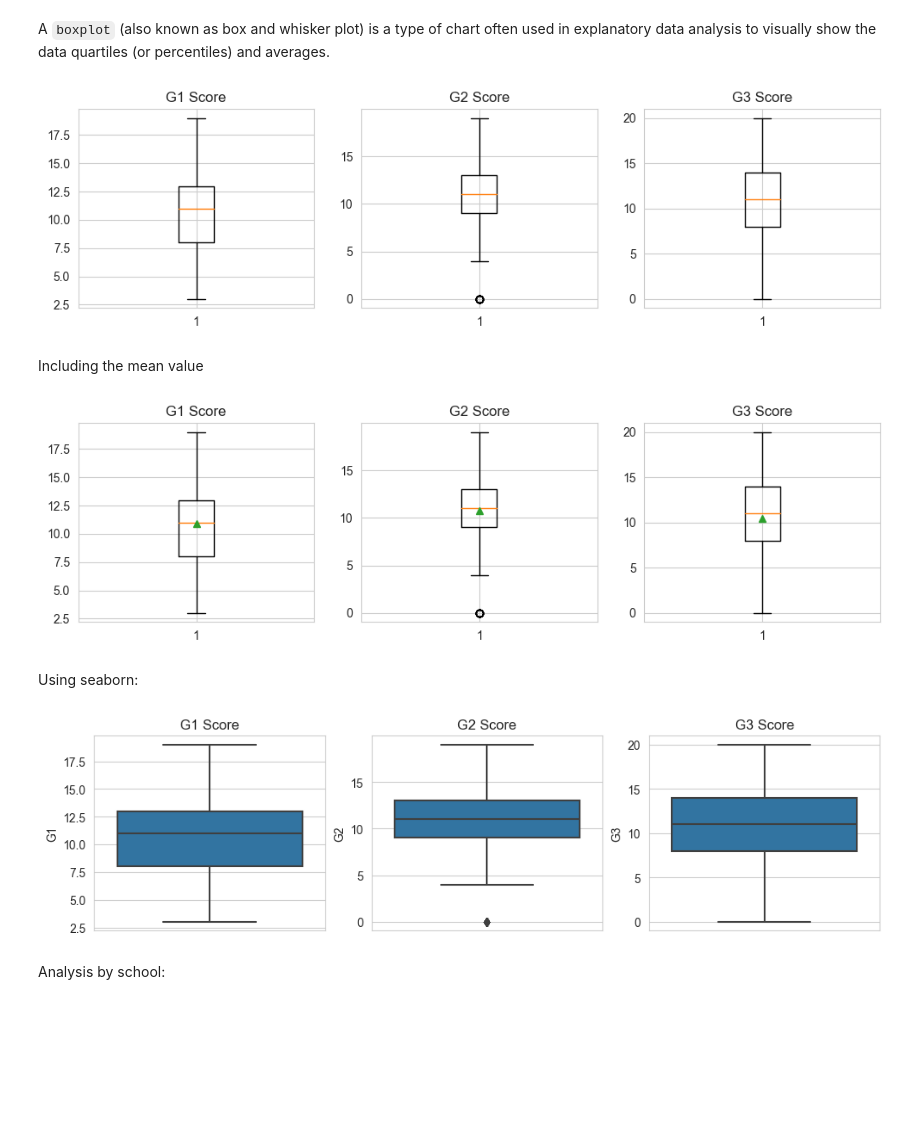
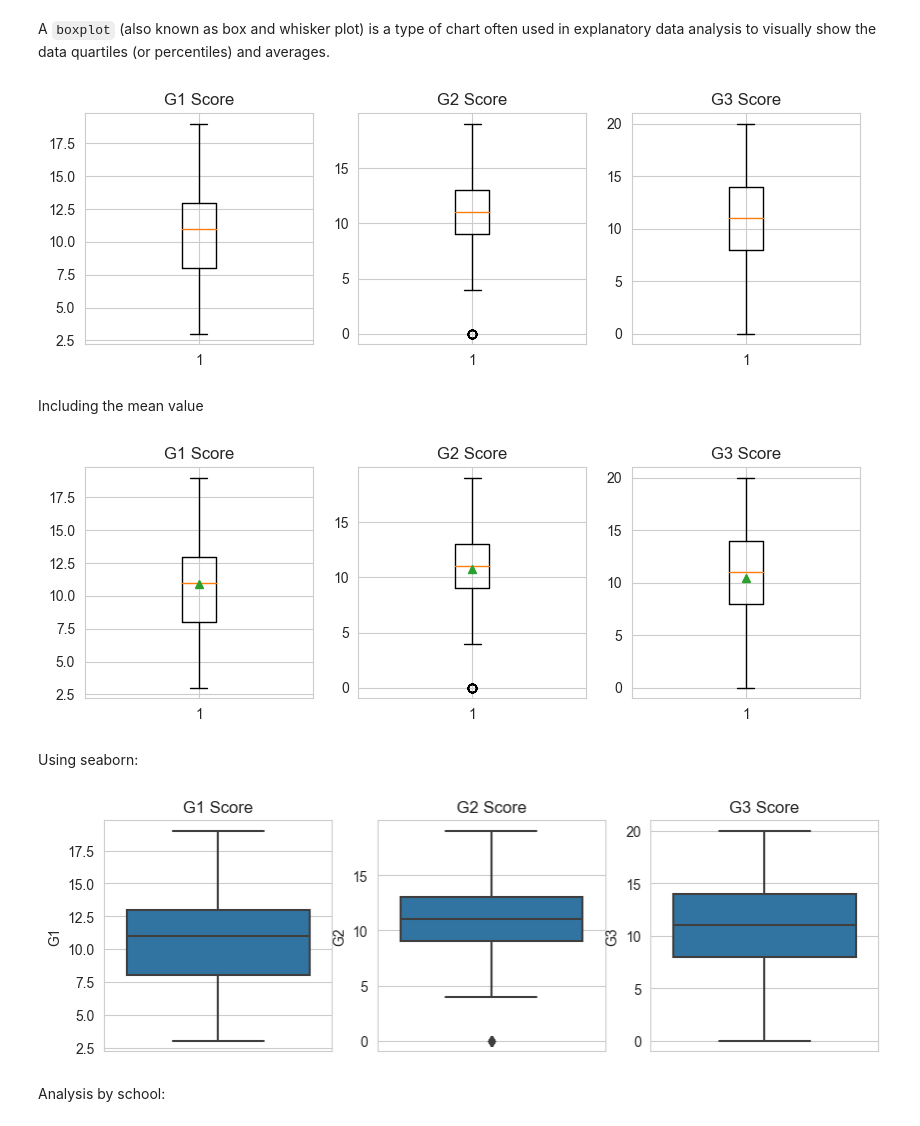
Before and after one commit to Goliath-Research/Computational-Statistics, a Jupyter notebook: 03-Descriptive Statistics/02-Central_Tendency.ipynb, the cells around one changed output. Cells and saved outputs as stored; diff of their text form; code cells hidden in the pictures; blank space fills up the shorter version.

```diff
--- a/03-Descriptive Statistics/02-Central_Tendency.ipynb
+++ b/03-Descriptive Statistics/02-Central_Tendency.ipynb
@@ -306,25 +300,25 @@ G1 Score
 # %% [markdown]
 A `boxplot` (also known as box and whisker plot) is a type of chart often used in explanatory data analysis to visually show the data quartiles (or percentiles) and averages.
 # %%
-plt.figure(figsize=(12,3))
+plt.figure(figsize=(10,3))
 
 plt.subplot(131)
 plt.boxplot(data.G1)
 plt.title('G1 Score')
 
 plt.subplot(132)
 plt.boxplot(data.G2)
 plt.title('G2 Score')
 
 plt.subplot(133)
 plt.boxplot(data.G3)
 plt.title('G3 Score');
 # %% [output]
-[figure, old version]
+[figure, new version]
 # %% [markdown]
 Including the mean value
 # %%
-plt.figure(figsize=(12,3))
+plt.figure(figsize=(10,3))
 
 plt.subplot(131)
 plt.boxplot(data.G1, showmeans=True)
@@ -338,11 +332,11 @@ plt.subplot(133)
 plt.boxplot(data.G3, showmeans=True)
 plt.title('G3 Score');
 # %% [output]
-[figure, old version]
+[figure, new version]
 # %% [markdown]
 Using seaborn:
 # %%
-plt.figure(figsize=(12,3))
+plt.figure(figsize=(10,3))
 
 plt.subplot(131)
 sns.boxplot(y=data.G1)
@@ -356,7 +350,7 @@ plt.subplot(133)
 sns.boxplot(y=data.G3)
 plt.title('G3 Score');
 # %% [output]
-[figure, old version]
+[figure, new version]
 # %% [markdown]
 Analysis by school:
 # %%
```
Also changed, not shown: parts of 14 cells of this notebook, 3 other files.
